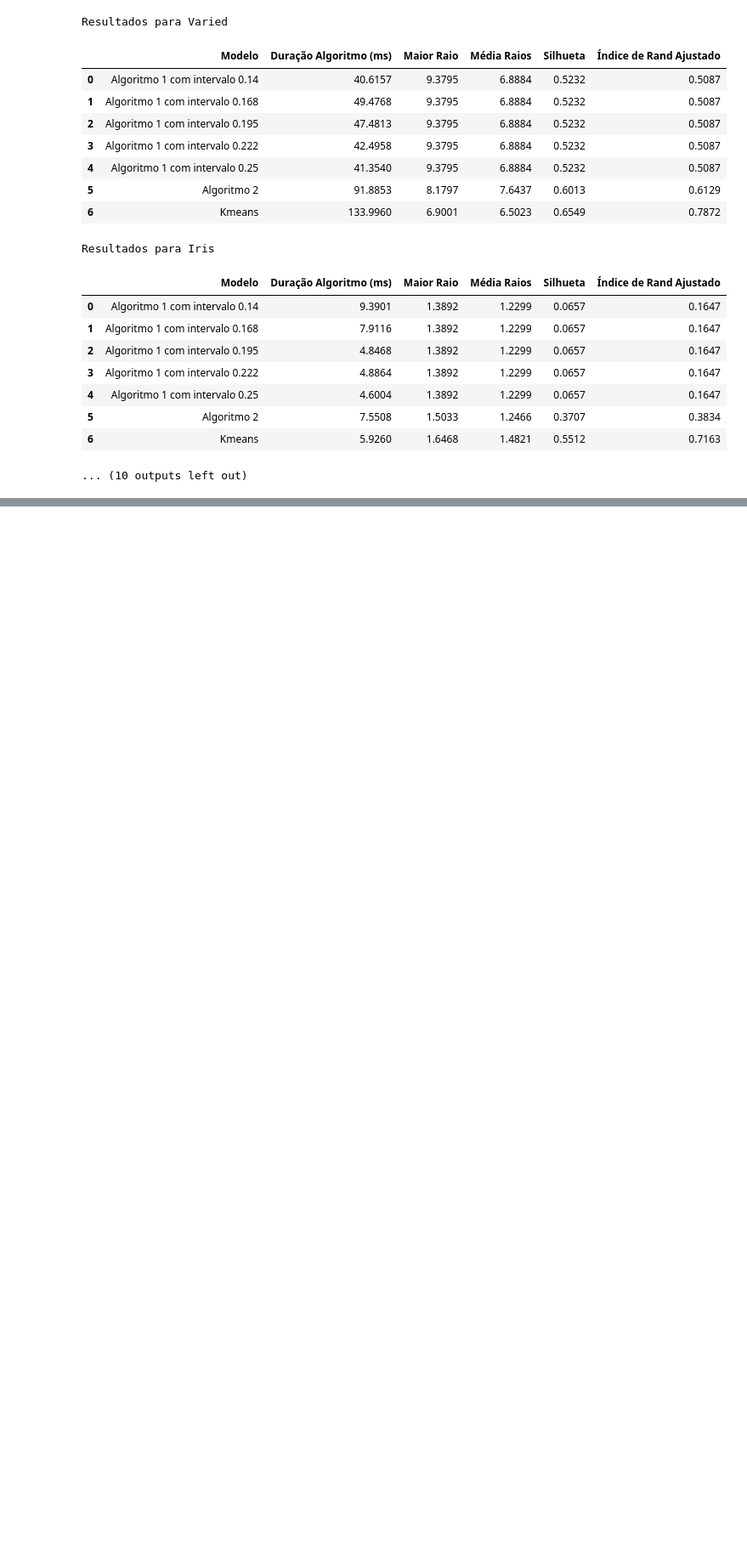
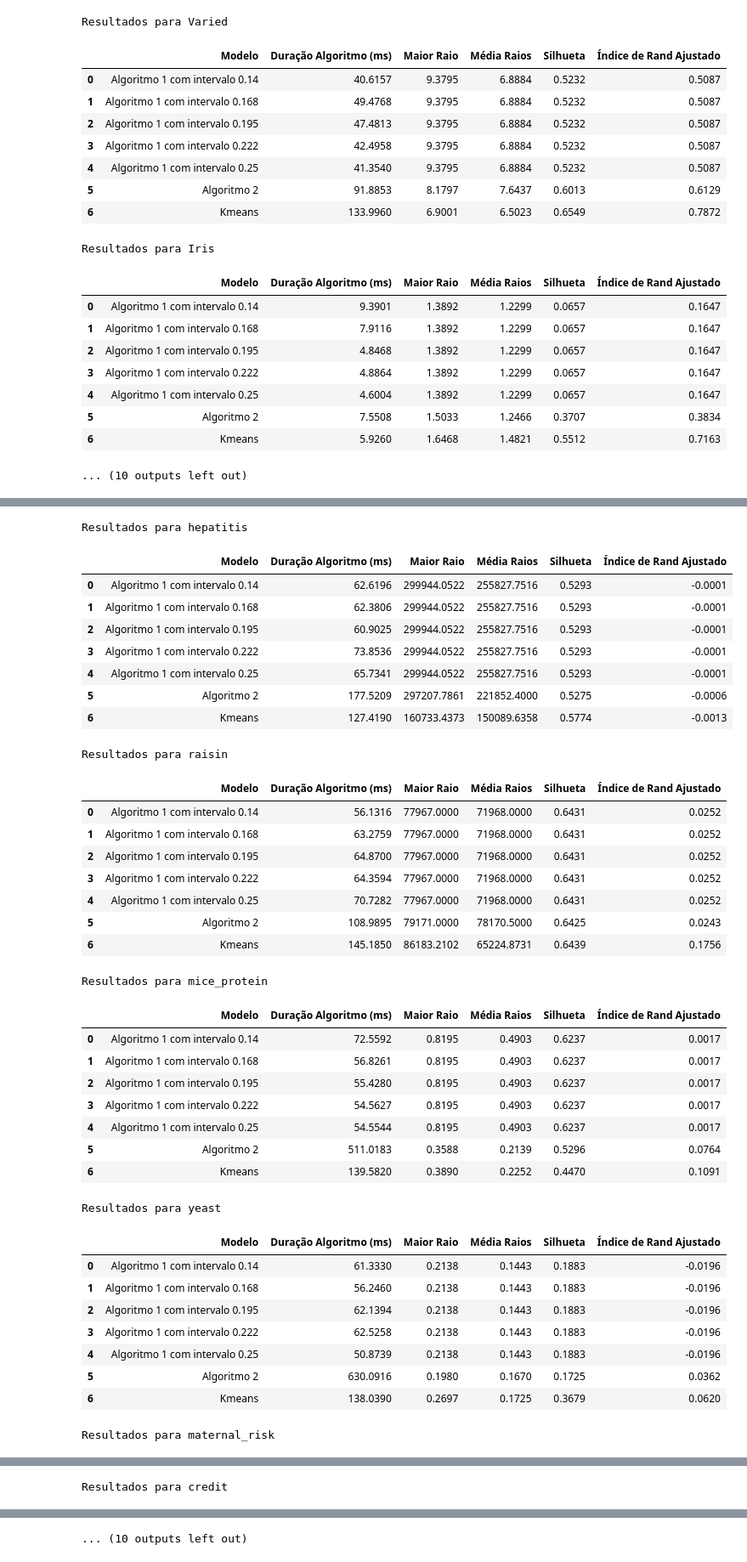
Before and after one commit to beatrizreisgb/TP2ALG2, a Jupyter notebook: src/tp.ipynb, the cells around one changed output, grey strips where cells are left out. Shown at 85% size. Saved outputs shown, nothing was run; the diff lists cells and outputs as text; code cells hidden in the pictures; blank space fills up the shorter version.

```diff
--- a/src/tp.ipynb
+++ b/src/tp.ipynb
@@ -949,0 +1072,75 @@ Resultados para Iris
+# %%
+n_experimentos = 30
+
+combined_results = []
+
+for data, title, k_cluster,labels in zip(dada_real, names_models_real,qt_clusters_real,labels_list_real):
+    labels = labels[0]
+    nome_test = f"Resultados para {title}"
+
+    df_resultado = executeAll(np.array(data[0]), k_cluster, 2, labels, nome_test, n_experimentos)
+
+    print(f"Resultados para {title}")
+    display(df_resultado)
+
+    combined_results.append(df_resultado)
+
+combined_df = pd.concat(combined_results, keys=names_models_real)
+mean_results = combined_df.groupby("Modelo").mean().reset_index()
+
+fig, ax = plt.subplots(figsize=(35, 8))
+ax.axis('tight')
+ax.axis('off')
+
+fig.text(0.90, 0.01, f"Médias de Todos os Testes para Dados Reais e Distancia 2", fontsize=8, ha='right', va='bottom', alpha=0.8)
+
+table = ax.table(cellText=mean_results.values, colLabels=mean_results.columns, cellLoc='center', loc='center')
+table.scale(1, 4)
+
+for key, cell in table.get_celld().items():
+    if key[0] == 0:
+        cell.set_text_props(weight='bold')
+
+latex_code = mean_results.to_latex(index=False)
+
+plt.show()
+print("Latex da tabela:")
+print(latex_code)
+# %% [output]
+Resultados para hepatitis
+|  | Modelo | Duração Algoritmo (ms) | Maior Raio | Média Raios | Silhueta | Índice de Rand Ajustado |
+| 0 | Algoritmo 1 com intervalo 0.14 | 62.6196 | 299944.0522 | 255827.7516 | 0.5293 | -0.0001 |
+| 1 | Algoritmo 1 com intervalo 0.168 | 62.3806 | 299944.0522 | 255827.7516 | 0.5293 | -0.0001 |
+| 2 | Algoritmo 1 com intervalo 0.195 | 60.9025 | 299944.0522 | 255827.7516 | 0.5293 | -0.0001 |
+| 3 | Algoritmo 1 com intervalo 0.222 | 73.8536 | 299944.0522 | 255827.7516 | 0.5293 | -0.0001 |
+| 4 | Algoritmo 1 com intervalo 0.25 | 65.7341 | 299944.0522 | 255827.7516 | 0.5293 | -0.0001 |
+| 5 | Algoritmo 2 | 177.5209 | 297207.7861 | 221852.4000 | 0.5275 | -0.0006 |
+| 6 | Kmeans | 127.4190 | 160733.4373 | 150089.6358 | 0.5774 | -0.0013 |
+Resultados para raisin
+|  | Modelo | Duração Algoritmo (ms) | Maior Raio | Média Raios | Silhueta | Índice de Rand Ajustado |
+| 0 | Algoritmo 1 com intervalo 0.14 | 56.1316 | 77967.0000 | 71968.0000 | 0.6431 | 0.0252 |
+| 1 | Algoritmo 1 com intervalo 0.168 | 63.2759 | 77967.0000 | 71968.0000 | 0.6431 | 0.0252 |
+| 2 | Algoritmo 1 com intervalo 0.195 | 64.8700 | 77967.0000 | 71968.0000 | 0.6431 | 0.0252 |
+| 3 | Algoritmo 1 com intervalo 0.222 | 64.3594 | 77967.0000 | 71968.0000 | 0.6431 | 0.0252 |
+| 4 | Algoritmo 1 com intervalo 0.25 | 70.7282 | 77967.0000 | 71968.0000 | 0.6431 | 0.0252 |
+| 5 | Algoritmo 2 | 108.9895 | 79171.0000 | 78170.5000 | 0.6425 | 0.0243 |
+| 6 | Kmeans | 145.1850 | 86183.2102 | 65224.8731 | 0.6439 | 0.1756 |
+Resultados para mice_protein
+|  | Modelo | Duração Algoritmo (ms) | Maior Raio | Média Raios | Silhueta | Índice de Rand Ajustado |
+| 0 | Algoritmo 1 com intervalo 0.14 | 72.5592 | 0.8195 | 0.4903 | 0.6237 | 0.0017 |
+| 1 | Algoritmo 1 com intervalo 0.168 | 56.8261 | 0.8195 | 0.4903 | 0.6237 | 0.0017 |
+| 2 | Algoritmo 1 com intervalo 0.195 | 55.4280 | 0.8195 | 0.4903 | 0.6237 | 0.0017 |
+| 3 | Algoritmo 1 com intervalo 0.222 | 54.5627 | 0.8195 | 0.4903 | 0.6237 | 0.0017 |
+| 4 | Algoritmo 1 com intervalo 0.25 | 54.5544 | 0.8195 | 0.4903 | 0.6237 | 0.0017 |
+| 5 | Algoritmo 2 | 511.0183 | 0.3588 | 0.2139 | 0.5296 | 0.0764 |
+| 6 | Kmeans | 139.5820 | 0.3890 | 0.2252 | 0.4470 | 0.1091 |
+Resultados para yeast
+|  | Modelo | Duração Algoritmo (ms) | Maior Raio | Média Raios | Silhueta | Índice de Rand Ajustado |
+| 0 | Algoritmo 1 com intervalo 0.14 | 61.3330 | 0.2138 | 0.1443 | 0.1883 | -0.0196 |
+| 1 | Algoritmo 1 com intervalo 0.168 | 56.2460 | 0.2138 | 0.1443 | 0.1883 | -0.0196 |
+| 2 | Algoritmo 1 com intervalo 0.195 | 62.1394 | 0.2138 | 0.1443 | 0.1883 | -0.0196 |
+| 3 | Algoritmo 1 com intervalo 0.222 | 62.5258 | 0.2138 | 0.1443 | 0.1883 | -0.0196 |
+| 4 | Algoritmo 1 com intervalo 0.25 | 50.8739 | 0.2138 | 0.1443 | 0.1883 | -0.0196 |
+| 5 | Algoritmo 2 | 630.0916 | 0.1980 | 0.1670 | 0.1725 | 0.0362 |
+| 6 | Kmeans | 138.0390 | 0.2697 | 0.1725 | 0.3679 | 0.0620 |
+Resultados para maternal_risk
@@ -949,0 +1155 @@ Resultados para Iris
+Resultados para credit
@@ -949,0 +1164 @@ Resultados para Iris
+... (10 outputs left out)
```
Also changed, not shown: parts of 14 cells of this notebook, 15 other files.
